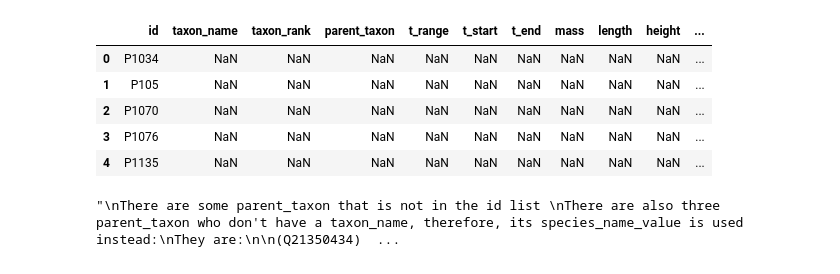
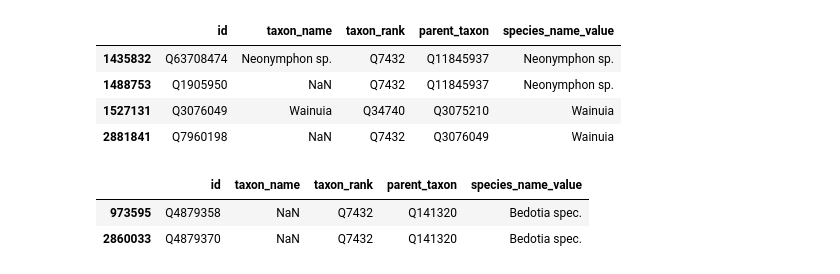
Before and after one commit to dominicdongwuxing/biodiversity-in-time, a Jupyter notebook: code/build_tree.ipynb, the cells around one changed output. Saved outputs shown, nothing was run; the diff lists cells and outputs as text; code cells hidden in the pictures.

Commit message:
build initial tree

```diff
--- a/code/build_tree.ipynb
+++ b/code/build_tree.ipynb
@@ -131,27 +316,15 @@ def build_parent_lookup_naive(data):
 # %%
 # combine all parsed JSON files into one file (maybe this work has already been done and saved as wikidata_records.csv)
-DATADIR = "../dataset"
-WIKI_DIR = DATADIR + "/wikidata"
-PARSED_WIKI_DIR = WIKI_DIR + "/parsed"
-full_parsed = pd.DataFrame()
+data = pd.DataFrame()
 for file in os.listdir(PARSED_WIKI_DIR):
     temp_data = pd.read_json(os.path.join(PARSED_WIKI_DIR,file))
-    full_parsed = pd.concat([full_parsed,temp_data],ignore_index=True)
+    data = pd.concat([data,temp_data],ignore_index=True)
 
 # break species_name into two attributes: species_name_language and species_name_value
 species_name_language, species_name_value = \
-[full_parsed["species_name"][i]["language"] for i in range(full_parsed.shape[0])],\
-[full_parsed["species_name"][i]["value"] for i in range(full_parsed.shape[0])]
+[data["species_name"][i]["language"] for i in range(data.shape[0])],\
+[data["species_name"][i]["value"] for i in range(data.shape[0])]
 
-full_parsed["species_name_value"], full_parsed["species_name_language"] = species_name_value,species_name_language
-full_parsed = full_parsed.drop(columns="species_name")
-full_parsed.to_csv(PARSED_WIKI_DIR + "/full_parsed.csv", index= False)
+data["species_name_value"], data["species_name_language"] = species_name_value,species_name_language
+data = data.drop(columns="species_name")
+data.to_csv(PARSED_WIKI_DIR + "/full_parsed.csv", index= False)
-# %%
-full_parsed.head()
-# %% [output]
-|  | id | taxon_name | taxon_rank | parent_taxon | t_range | t_start | t_end | mass | length | height | ... |
-| 0 | P1034 | NaN | NaN | NaN | NaN | NaN | NaN | NaN | NaN | NaN | ... |
-| 1 | P105 | NaN | NaN | NaN | NaN | NaN | NaN | NaN | NaN | NaN | ... |
-| 2 | P1070 | NaN | NaN | NaN | NaN | NaN | NaN | NaN | NaN | NaN | ... |
-| 3 | P1076 | NaN | NaN | NaN | NaN | NaN | NaN | NaN | NaN | NaN | ... |
-| 4 | P1135 | NaN | NaN | NaN | NaN | NaN | NaN | NaN | NaN | NaN | ... |
@@ -158,10 +355,47 @@ full_parsed.head()
+# %%
+'''
+The two Neonymphon sp. species can be merged
+And the Wainuia is the parent of the second Wainuia
+'''
+data[
+    (data["species_name_value"] == "Neonymphon sp.")
+    | (data["species_name_value"] == "Wainuia")
+    | (data["taxon_name"] == "Neonymphon sp.")
+    | (data["taxon_name"] == "Wainuia")
+]
+# %% [output]
+|  | id | taxon_name | taxon_rank | parent_taxon | species_name_value |
+| 1435832 | Q63708474 | Neonymphon sp. | Q7432 | Q11845937 | Neonymphon sp. |
+| 1488753 | Q1905950 | NaN | Q7432 | Q11845937 | Neonymphon sp. |
+| 1527131 | Q3076049 | Wainuia | Q34740 | Q3075210 | Wainuia |
+| 2881841 | Q7960198 | NaN | Q7432 | Q3076049 | Wainuia |
+# %%
+'''
+These two species can be merged
+'''
+data[data["species_name_value"] == "Bedotia spec."]
+# %% [output]
+|  | id | taxon_name | taxon_rank | parent_taxon | species_name_value |
+| 973595 | Q4879358 | NaN | Q7432 | Q141320 | Bedotia spec. |
+| 2860033 | Q4879370 | NaN | Q7432 | Q141320 | Bedotia spec. |
 # %%
 # create a dict whose keys are parent_taxon code and value is the corresponding name (parent taxon code, or taxon name, or species_name_value)
-id_name_dict = build_parent_lookup(full_parsed)
-parent_id_to_name_dict_file = open(os.path.join(WIKI_DIR,"parent_id_to_name_dict.pkl"), "wb")
-pickle.dump(id_name_dict, parent_id_to_name_dict_file)
-parent_id_to_name_dict_file.close()
+#id_name_dict = build_parent_lookup(data)
+#parent_id_to_name_dict_file = open(os.path.join(WIKI_DIR,"parent_id_to_name_dict.pkl"), "wb")
+#pickle.dump(id_name_dict, parent_id_to_name_dict_file)
+#parent_id_to_name_dict_file.close()
 
+# create a dict whose keys are all id codes and values are its corresponding taxon name, if null then species_name_value
+id_name_dict = get_id_to_name_lookup(data)
+id_name_dict_file = open(os.path.join(WIKI_DIR,"id_name_lookup.pkl"), "wb")
+pickle.dump(id_name_dict, id_name_dict_file)
+id_name_dict_file.close()
+
+# create a dict whose keys are all id codes and values are its corresponding taxon rank, if null then None
+id_rank_dict = get_id_to_rank_lookup(data)
+id_rank_dict_file = open(os.path.join(WIKI_DIR,"id_rank_lookup.pkl"), "wb")
+pickle.dump(id_rank_dict, id_rank_dict_file)
+id_rank_dict_file.close()
 '''
 There are some parent_taxon that is not in the id list
 There are also three parent_taxon who don't have a taxon_name, therefore, its species_name_value is used instead:
@@ -171,5 +405,3 @@ They are:
 (Q21350423) species_name: Carabus div. Multistriati
 (Q21350410) species_name: Carabus div. Carabogenici
 '''
-# %% [output]
-"\nThere are some parent_taxon that is not in the id list \nThere are also three parent_taxon who don't have a taxon_name, therefore, its species_name_value is used instead:\nThey are:\n\n(Q21350434)  ...
```
Also changed, not shown: parts of 18 cells of this notebook, 1 other file.
